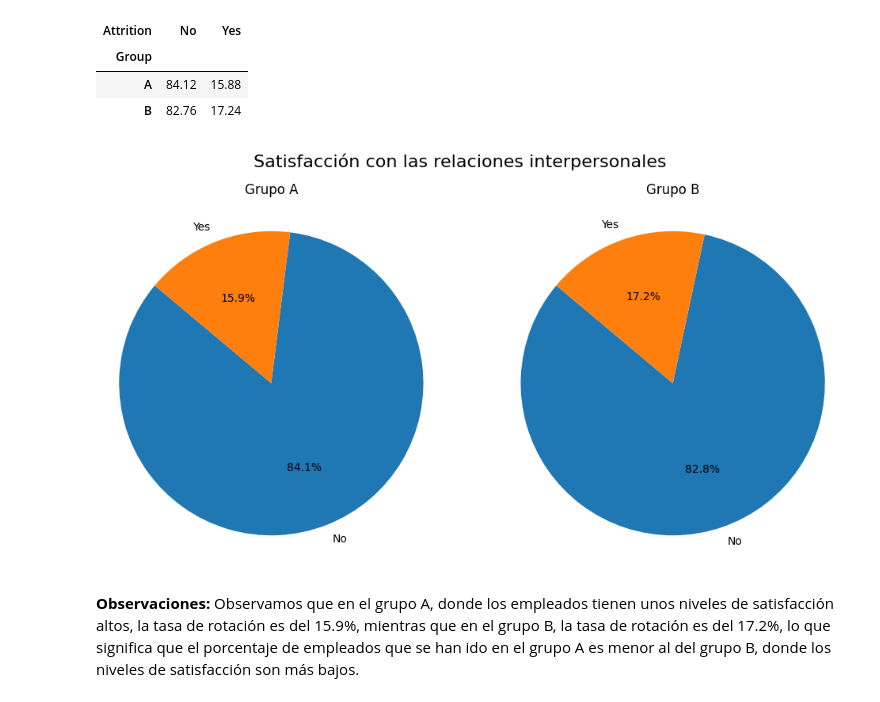
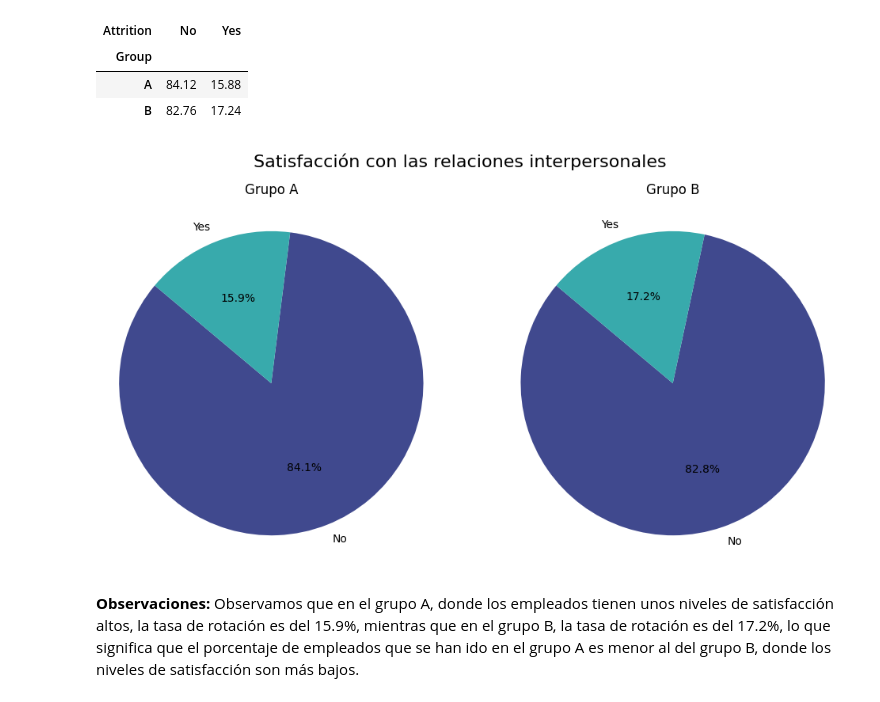
Before and after one commit to TaniaGraff/project-da-promo-angela-modulo-3-team-3, a Jupyter notebook: AB_Testing_Adicionales.ipynb, the cells around one changed output. Cells and saved outputs as stored; diff of their text form; code cells hidden in the pictures.

```diff
--- a/AB_Testing_Adicionales.ipynb
+++ b/AB_Testing_Adicionales.ipynb
@@ -100,29 +100,32 @@ tabla_contingencia_AB_RS.round(2)
 # %%
 # Datos para los gráficos de quesitos
 etiquetas = tabla_contingencia_AB_RS.columns.tolist()
+
+# Obtener los colores de la paleta "mako"
+colores_mako = sns.color_palette("mako", len(etiquetas))
 
 # Crear los subplots
 fig, (ax1, ax2) = plt.subplots(1, 2, figsize=(12, 6))
 
 # Gráfico del grupo A
 tamaños_A = tabla_contingencia_AB_RS.loc['A']
-ax1.pie(tamaños_A, labels=etiquetas, autopct='%1.1f%%', startangle=140)
+ax1.pie(tamaños_A, labels=etiquetas, autopct='%1.1f%%', startangle=140, colors=colores_mako)
 ax1.axis('equal')  # Para que el gráfico sea un círculo
 ax1.set_title('Grupo A')
 
 # Gráfico del grupo B
 tamaños_B = tabla_contingencia_AB_RS.loc['B']
-ax2.pie(tamaños_B, labels=etiquetas, autopct='%1.1f%%', startangle=140)
+ax2.pie(tamaños_B, labels=etiquetas, autopct='%1.1f%%', startangle=140, colors=colores_mako)
 ax2.axis('equal')  # Para que el gráfico sea un círculo
 ax2.set_title('Grupo B')
 
 # Título principal del gráfico
 fig.suptitle('Satisfacción con las relaciones interpersonales', fontsize=16)
 
 # Mostrar los gráficos
 plt.show()
 # %% [output]
-[figure, old version]
+[figure, new version]
 # %% [markdown]
 **Observaciones:**
 Observamos que en el grupo A, donde los empleados tienen unos niveles de satisfacción altos, la tasa de rotación es del 15.9%, mientras que en el grupo B, la tasa de rotación es del 17.2%, lo que significa que el porcentaje de empleados que se han ido en el grupo A es menor al del grupo B, donde los niveles de satisfacción son más bajos.
```
Also changed, not shown: parts of 4 cells of this notebook, 3 other files.
